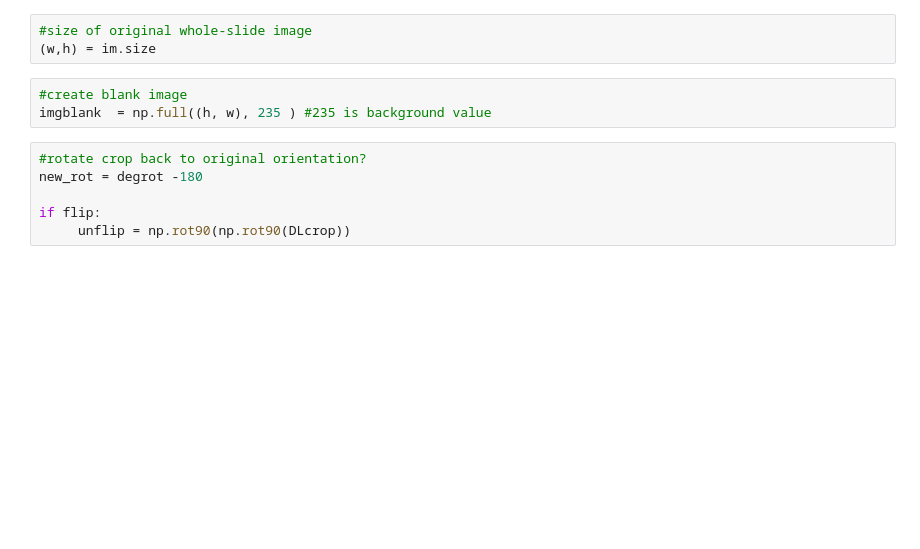
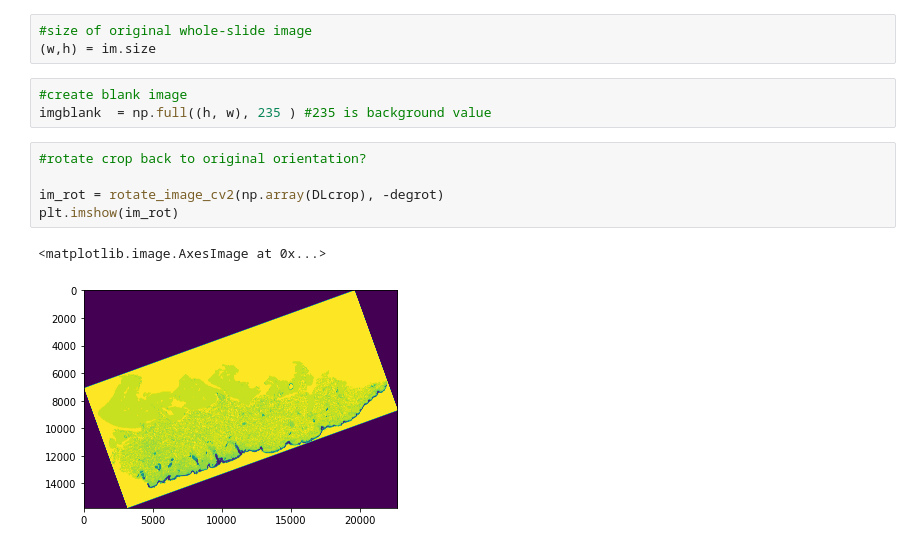
Before and after one commit to Wirtz-Lab/wsi_analysis, a Jupyter notebook: ashley/active/revert_DLcrop_to_DL.ipynb, the cells around one changed output. Saved outputs shown, nothing was run; the diff lists cells and outputs as text; blank space fills up the shorter version.

```diff
--- a/ashley/active/revert_DLcrop_to_DL.ipynb
+++ b/ashley/active/revert_DLcrop_to_DL.ipynb
@@ -103,7 +104,9 @@ DLcrop = Image.open(DLcrop_pth)
 imgblank  = np.full((h, w), 235 ) #235 is background value
 # %%
 #rotate crop back to original orientation?
-new_rot = degrot -180
 
-if flip:
-     unflip = np.rot90(np.rot90(DLcrop))
+im_rot = rotate_image_cv2(np.array(DLcrop), -degrot)
+plt.imshow(im_rot)
+# %% [output]
+<matplotlib.image.AxesImage at 0x...>
+[figure, added]
```
Also changed, not shown: parts of 6 cells of this notebook.
